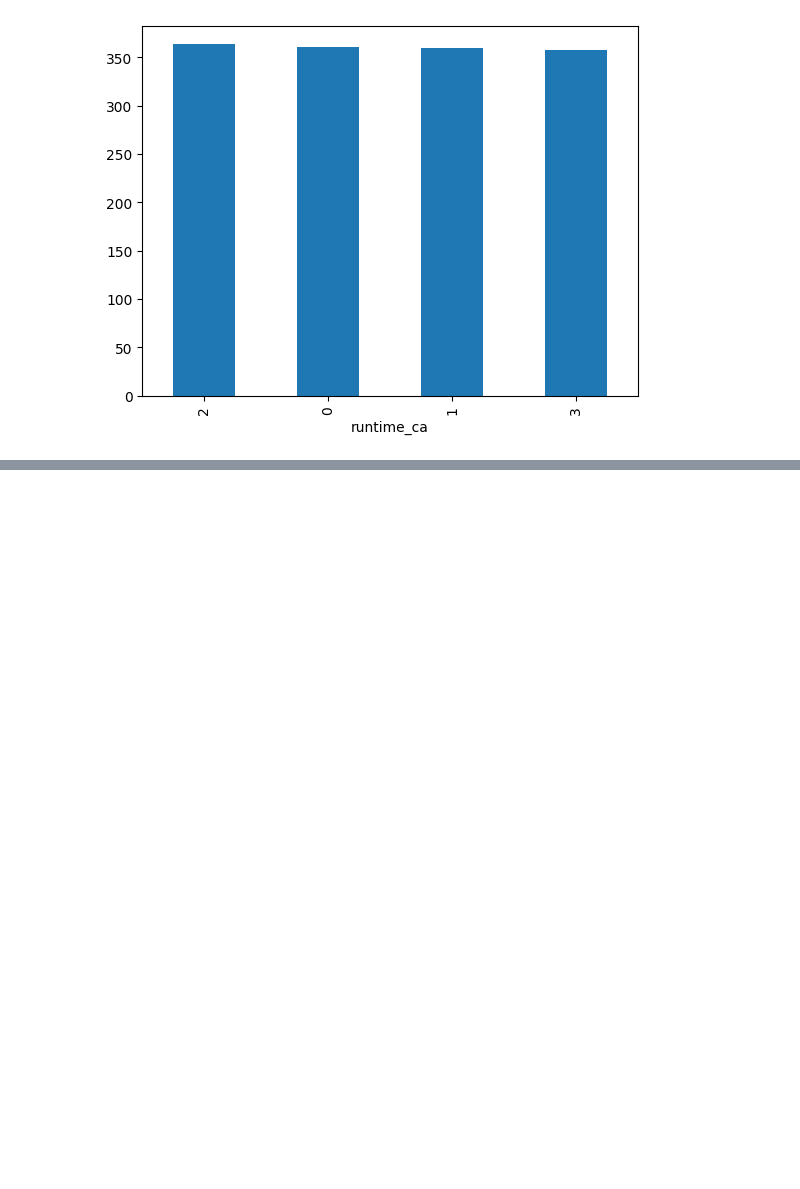
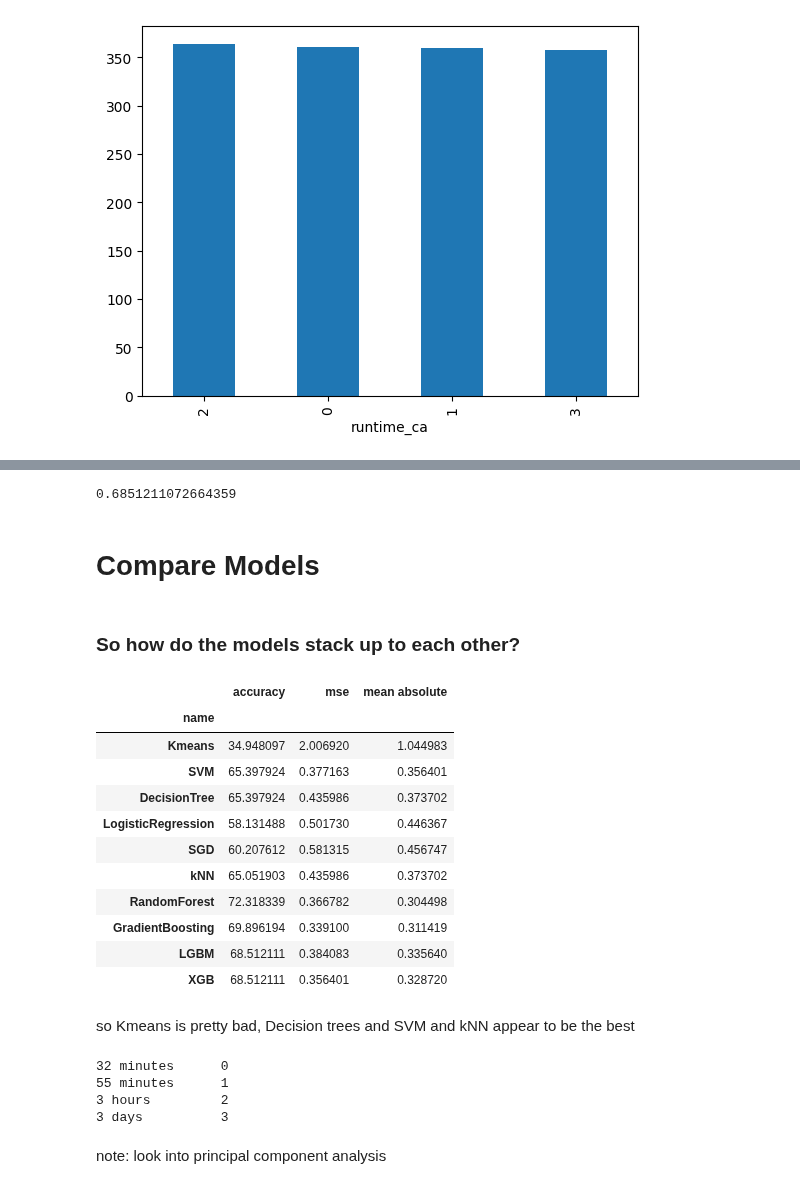
Before and after one commit to devinshende/learning-ml, a Jupyter notebook: classification.ipynb, the cells around one changed output, grey strips where cells are left out. Saved outputs shown, nothing was run; the diff lists cells and outputs as text; code cells hidden in the pictures; blank space fills up the shorter version.

Commit message:
plenty more classification models

```diff
--- a/classification.ipynb
+++ b/classification.ipynb
@@ -139,0 +319,54 @@ Name: count, dtype: int64
+# %%
+from xgboost.sklearn import XGBClassifier
+# ----------------- #
+n = 100
+# ----------------- #
+model = XGBClassifier(n_estimators = n)
+model = model.fit(X_train, y_train)
+# %%
+pred["XGB"] = model.predict(X_test)
+accuracy_score(y_true=y_test,y_pred=pred["XGB"])
+# %% [output]
+0.6851211072664359
+# %% [markdown]
+# Compare Models
+# %%
+# compare = pd.DataFrame(pred)
+compare = pd.DataFrame({
+    "name":pred.keys(),
+    "accuracy":np.nan,
+    "mse":np.nan,
+})
+compare = compare.set_index("name")
+# %%
+compare["accuracy"] = compare.apply(lambda row: accuracy_score(y_pred=pred[row.name],y_true=y_test)*100,axis=1)
+compare["mse"] = compare.apply(lambda row: mean_squared_error(y_pred=pred[row.name],y_true=y_test),axis=1)
+compare["mean absolute"] = compare.apply(lambda row: mean_absolute_error(y_pred=pred[row.name],y_true=y_test),axis=1)
+# %% [markdown]
+### So how do the models stack up to each other?
+# %%
+compare
+# %% [output]
+|  | accuracy | mse | mean absolute |
+| name |  |  |  |
+| Kmeans | 34.948097 | 2.006920 | 1.044983 |
+| SVM | 65.397924 | 0.377163 | 0.356401 |
+| DecisionTree | 65.397924 | 0.435986 | 0.373702 |
+| LogisticRegression | 58.131488 | 0.501730 | 0.446367 |
+| SGD | 60.207612 | 0.581315 | 0.456747 |
+| kNN | 65.051903 | 0.435986 | 0.373702 |
+| RandomForest | 72.318339 | 0.366782 | 0.304498 |
+| GradientBoosting | 69.896194 | 0.339100 | 0.311419 |
+| LGBM | 68.512111 | 0.384083 | 0.335640 |
+| XGB | 68.512111 | 0.356401 | 0.328720 |
+# %% [markdown]
+so Kmeans is pretty bad, Decision trees and SVM and kNN appear to be the best
+# %%
+print_categories()
+# %% [output]
+32 minutes      0
+55 minutes      1
+3 hours         2
+3 days          3
+# %% [markdown]
+note: look into principal component analysis
```
Also changed, not shown: parts of 48 cells of this notebook, 1 other file.
